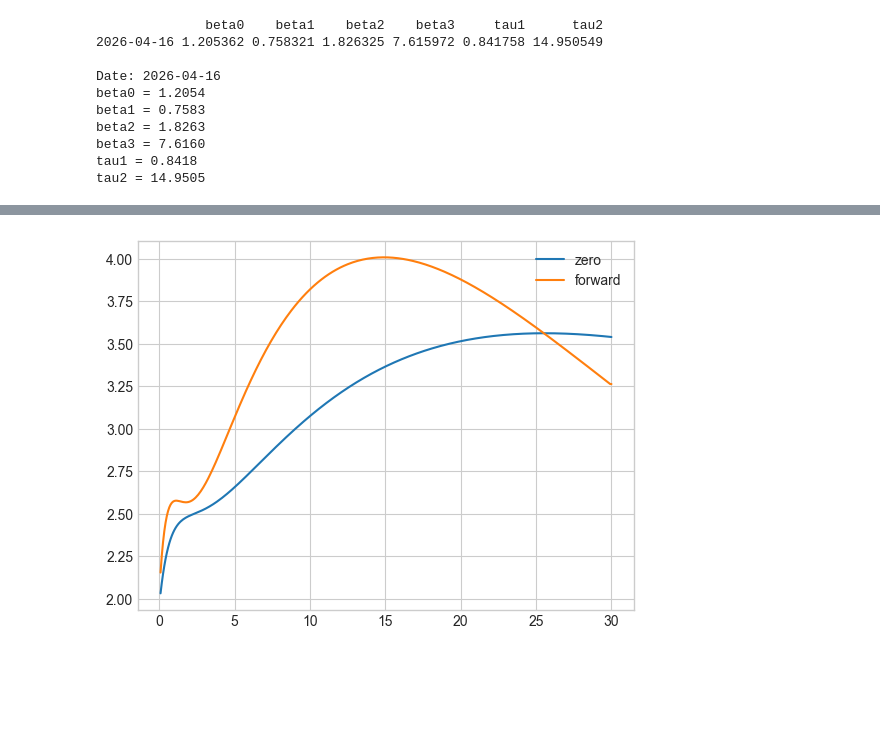
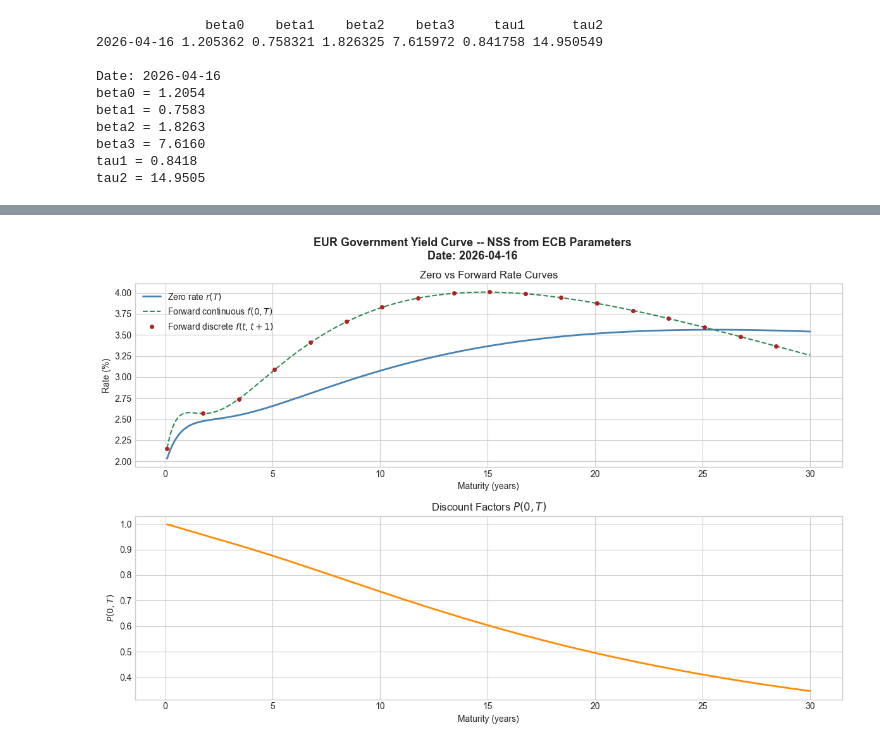
Before and after one commit to mrspatbile/quant-risk-engine, a Jupyter notebook: notebooks/01_yield_curves/01_nss_ecb.ipynb, the cells around one changed output, grey strips where cells are left out. Drawn from its saved outputs; the diff is of its cells as text; code cells hidden in the pictures; blank space fills up the shorter version.

```diff
--- a/notebooks/01_yield_curves/01_nss_ecb.ipynb
+++ b/notebooks/01_yield_curves/01_nss_ecb.ipynb
@@ -120,18 +154,29 @@ zero_rates = nss_zero_rate(
 # divide by 100 because rates are in percent
 discount_factors = np.exp(-zero_rates / 100 * maturities)
 
-# instantaneous forward rates: f(T) = -d/dT ln P(0,T)
+# continuous forward rates: f(0,T) = -d/dT ln P(0,T)
 # numerical approximation using finite differences
 dT = maturities[1] - maturities[0]
-forward_rates = -np.diff(np.log(discount_factors)) / dT
-forward_rates = np.append(forward_rates, forward_rates[-1])
+fwd_continuous = -np.diff(np.log(discount_factors)) / dT
+fwd_continuous = np.append(fwd_continuous, fwd_continuous[-1]) * 100
+
+# discrete forward rates: f(t, t+1) = (1+r_{t+1})^{t+1} / (1+r_t)^t - 1
+# rates divided by 100 for computation, result multiplied back
+r = zero_rates / 100
+growth = (1 + r) ** maturities
+fwd_discrete_step = np.diff(growth) / growth[:-1]
+fwd_discrete_step = np.append(fwd_discrete_step, fwd_discrete_step[-1])
+
+# annualise: each step is dT years, so compound up to 1 year
+fwd_discrete = ((1 + fwd_discrete_step) ** (1 / dT) - 1) * 100
 
 # collect into a DataFrame
 curve = pd.DataFrame({
     "maturity"        : maturities,
     "zero_rate"       : zero_rates,
     "discount_factor" : discount_factors,
-    "forward_rate"    : forward_rates,
+    "fwd_continuous"  : fwd_continuous,
+    "fwd_discrete"    : fwd_discrete,
 })
 
 print(curve.head(10))
@@ -153,7 +198,45 @@ shape: (360, 4)
 # %%
-plt.plot(curve["maturity"], curve["zero_rate"], label="zero")
-plt.plot(curve["maturity"], curve["forward_rate"]*100, label="forward")
-plt.legend()
+fig, axes = plt.subplots(2, 1, figsize=(12, 8))
+
+# zero and both forward rates together
+axes[0].plot(
+    curve.maturity, curve.zero_rate,
+    color="steelblue", linewidth=2, label="Zero rate $r(T)$"
+)
+axes[0].plot(
+    curve.maturity, curve.fwd_continuous,
+    color="seagreen", linewidth=1.5,
+    linestyle="--", label="Forward continuous $f(0,T)$"
+)
+axes[0].plot(
+    curve.maturity, curve.fwd_discrete,
+    color="firebrick", linewidth=0.8,
+    marker="o", markevery=20, markersize=4,
+    linestyle="none",
+    label="Forward discrete $f(t,t+1)$"
+)
+axes[0].set_title("Zero vs Forward Rate Curves")
+axes[0].set_ylabel("Rate (%)")
+axes[0].set_xlabel("Maturity (years)")
+axes[0].legend()
+
+# discount factors
+axes[1].plot(
+    curve.maturity, curve.discount_factor,
+    color="darkorange", linewidth=2
+)
+axes[1].set_title("Discount Factors $P(0,T)$")
+axes[1].set_ylabel("$P(0,T)$")
+axes[1].set_xlabel("Maturity (years)")
+
+fig.suptitle(
+    f"EUR Government Yield Curve -- NSS from ECB Parameters\n"
+    f"Date: {params.index[-1]}",
+    fontsize=13,
+    fontweight="bold",
+)
+
+plt.tight_layout()
 plt.show()
 # %% [output]
-[figure, old version]
+[figure, new version]
```
Also changed, not shown: parts of 22 cells of this notebook.
